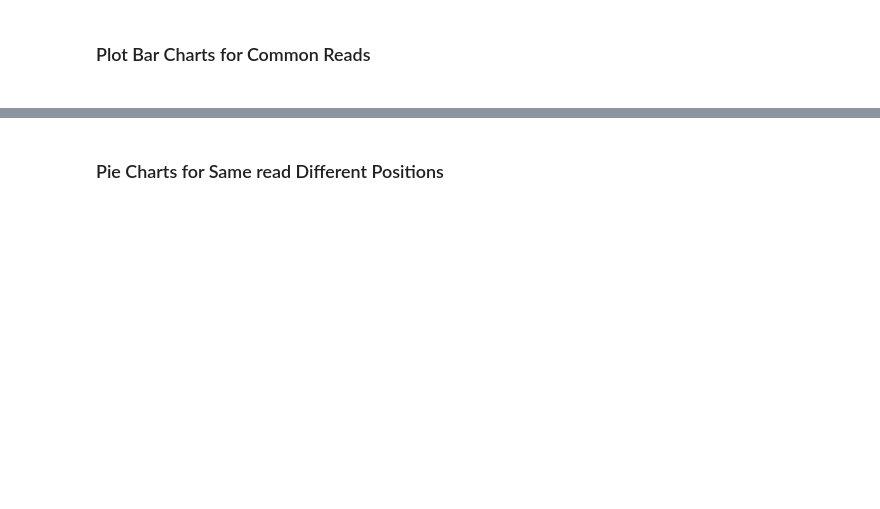
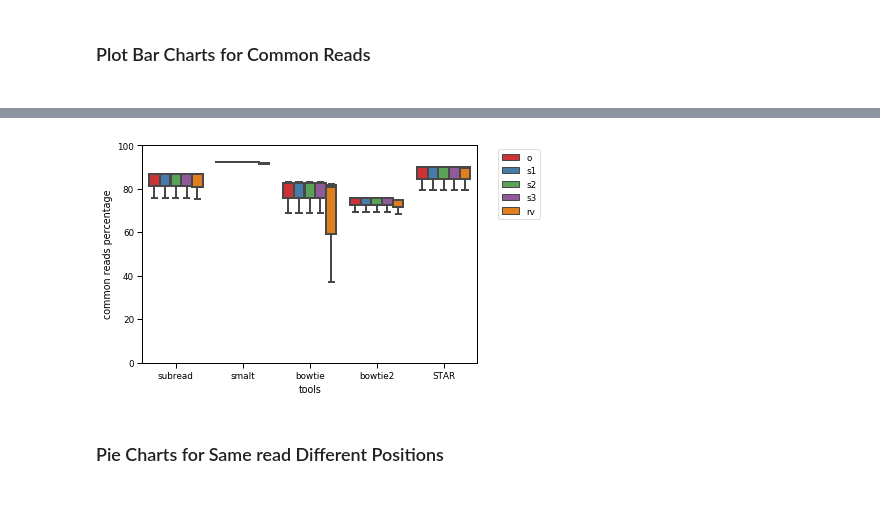
Before and after one commit to Pelin89/read.aligment.review, a Jupyter notebook: notebooks/tools_results.ipynb, the cells around one changed output, grey strips where cells are left out. Cells and saved outputs as stored; diff of their text form; code cells hidden in the pictures; blank space fills up the shorter version.

```diff
--- a/notebooks/tools_results.ipynb
+++ b/notebooks/tools_results.ipynb
@@ -194,2 +261,53 @@ for i in range(len(all_samples)):
+# %%
+# box plots
+# unique read mapped percentage
+import seaborn as sns
+# df = concat_df[['sample','tool']]
+# df = concat_df[['sample', 'tool', 'original vs', 'unique mapped read 2']]
+# df=df.reset_index(drop=True)
+# print(len(df))
+# df.insert(0, value={'sample': 'test', 'tool': 'test', 'original vs': 'test', 'unique mapped read 2': 'test'})
+
+
+# print(new_tool_df[0])
+# print("^^^^^^^^^^^^^")
+data = []
+# print(len(new_tool_df))
+for i in range(len(new_tool_df)):
+    for k in range(len(all_samples)):
+        df=new_tool_df[i]
+#         print(df)
+        df = df[['sample', 'tool', 'original vs', '%com_read']]
+        df = df[df['sample'] == all_samples[k]]
+
+        df.rename(columns = {'%com_read':'common reads percentage'}, inplace = True)
+
+#         print(df)
+#         print("----------------")
+
+        data.append(df)
+# print(data)
+# print(type(data))
+
+data_df=reduce(lambda x, y: pd.concat([x, y]), data)
+data_df=data_df.reset_index(drop=True)
+data_df.rename(columns = {'original vs': 'read version'}, inplace = True)
+
+
+# print(data_df.head(5))
+
+
+# data_df['unique mapped reads'][0] = 18303341
+# print(data_df['unique mapped reads'][0])
+# print(data_df.head(50))
+ax=sns.boxplot(x="tool", y="common reads percentage", hue="read version", data=data_df, palette="Set1",linewidth=2)
+# sns.swarmplot(x="tool", y="unique mapped reads", hue="read version", data=data_df, palette="Set1",linewidth=2)
+plt.legend(bbox_to_anchor=(1.05,1))
+ax.set(xlabel='tools')
+plt.ylim(0, 100)
+path_to_save=git_folder + '/figures/box_plots/'
+plt.savefig(path_to_save + 'com_reads' + ".pdf", bbox_inches='tight', dpi=50)
+# %% [output]
+[figure, added]
 # %% [markdown]
 <h3>Pie Charts for Same read Different Positions<h3>
```
Also changed, not shown: parts of 14 cells of this notebook, 8 other files.
